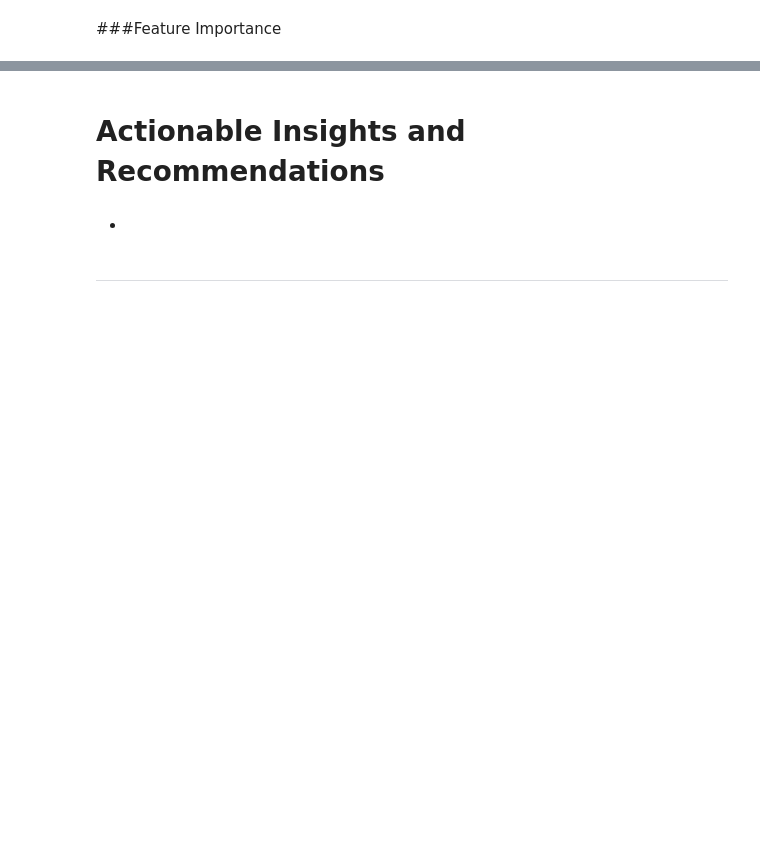
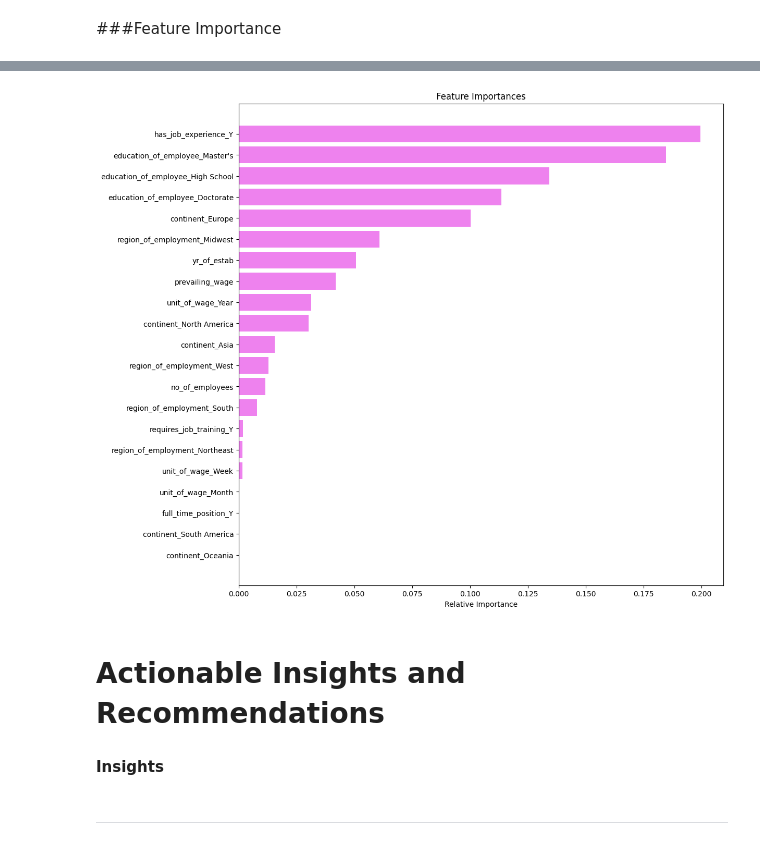
Before and after one commit to uday-d4/UTAI_AdvancedMachineLearningProject, a Jupyter notebook: Project_Full_Code_Notebook_EasyVisa (1).ipynb, the cells around one changed output, grey strips where cells are left out. Saved outputs shown, nothing was run; the diff lists cells and outputs as text; code cells hidden in the pictures; blank space fills up the shorter version.

```diff
--- a/Project_Full_Code_Notebook_EasyVisa (1).ipynb
+++ b/Project_Full_Code_Notebook_EasyVisa (1).ipynb
@@ -1113,19 +1409,19 @@ xgb_tuned_model_train_perf
 # %%
 feature_names = X_train.columns
-importances = xgb_tuned.feature_importances_
+importances = gbc_tuned.feature_importances_
 indices = np.argsort(importances)
 
 plt.figure(figsize=(12, 12))
 plt.title("Feature Importances")
 plt.barh(range(len(indices)), importances[indices], color="violet", align="center")
 plt.yticks(range(len(indices)), [feature_names[i] for i in indices])
 plt.xlabel("Relative Importance")
 plt.show()
+# %% [output]
+[figure, added]
 # %% [markdown]
 # **Actionable Insights and Recommendations**
 # %% [markdown]
-
-
-*
+**Insights**
 # %% [markdown]
 ___
```
Also changed, not shown: parts of 42 cells of this notebook.
